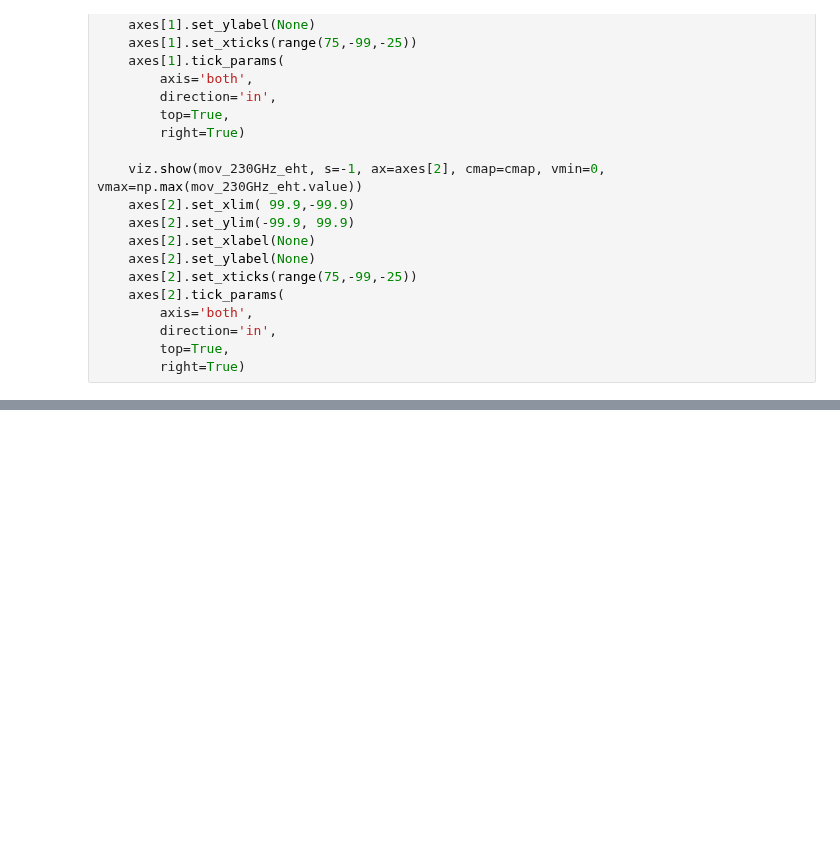
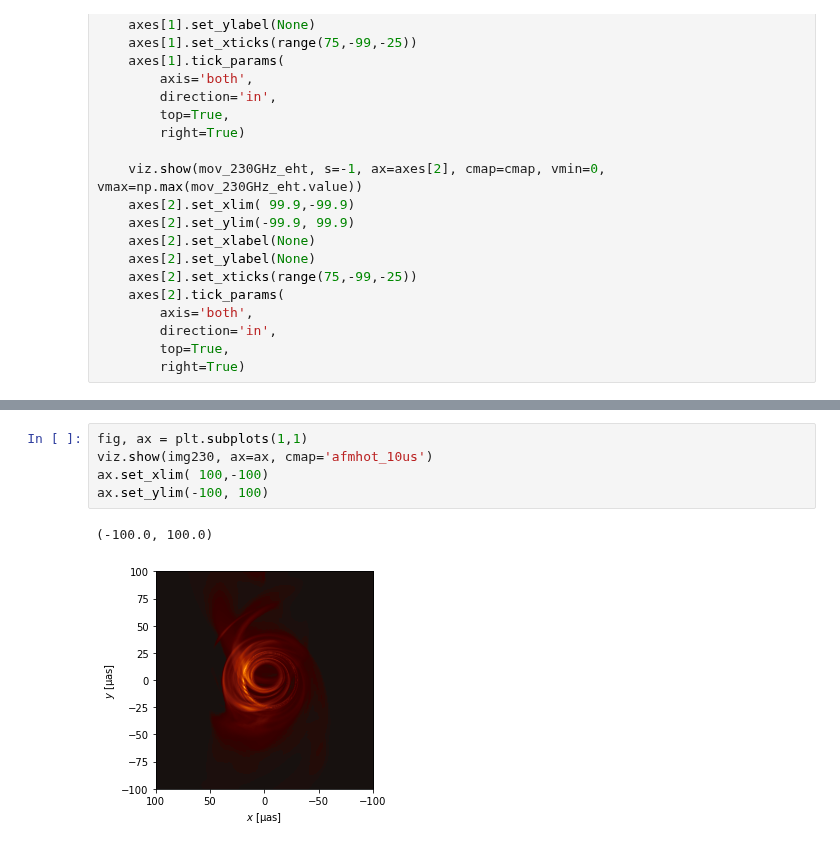
Before and after one commit to eventhorizontelescope/2017_sgra_paper5, a Jupyter notebook: output_bestbet_imgs.ipynb, the cells around one changed output, grey strips where cells are left out. Drawn from its saved outputs; the diff is of its cells as text; blank space fills up the shorter version.

```diff
--- a/output_bestbet_imgs.ipynb
+++ b/output_bestbet_imgs.ipynb
@@ -124,3 +154,11 @@ def mkplot(axes, fmt_mov, eht_f=1e10):
+# %%
+fig, ax = plt.subplots(1,1)
+viz.show(img230, ax=ax, cmap='afmhot_10us')
+ax.set_xlim( 100,-100)
+ax.set_ylim(-100, 100)
+# %% [output]
+(-100.0, 100.0)
+[figure, added]
 # %%
 fig, axes = plt.subplots(3,3, figsize=(12,12), sharex=True, sharey=True)
 #plt.subplots_adjust(wspace=0, hspace=0)
```
Also changed, not shown: parts of 3 cells of this notebook, 5 other files.
